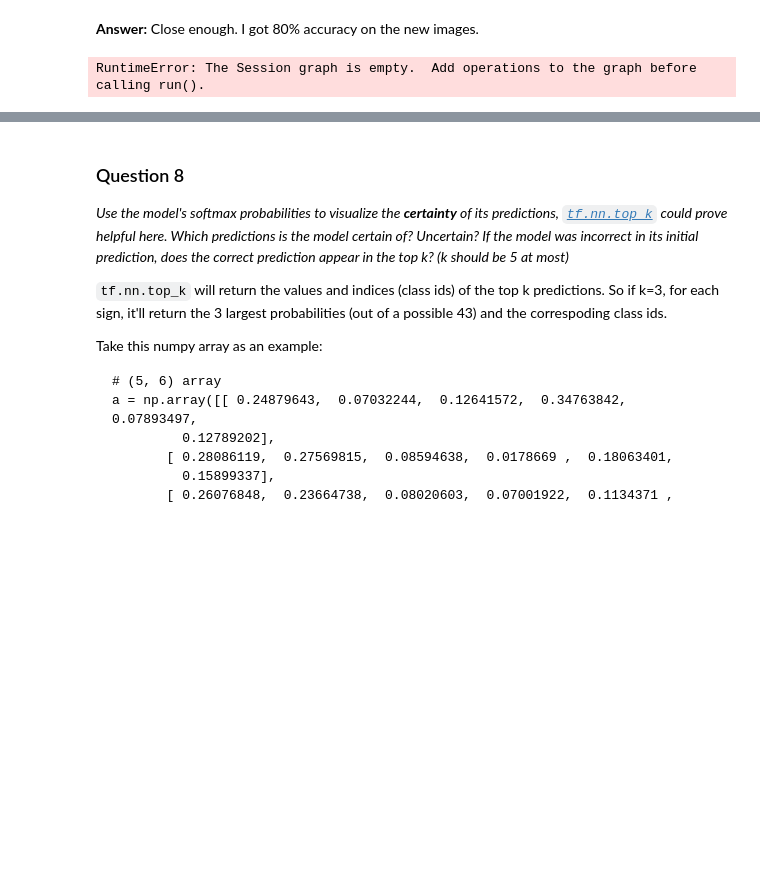
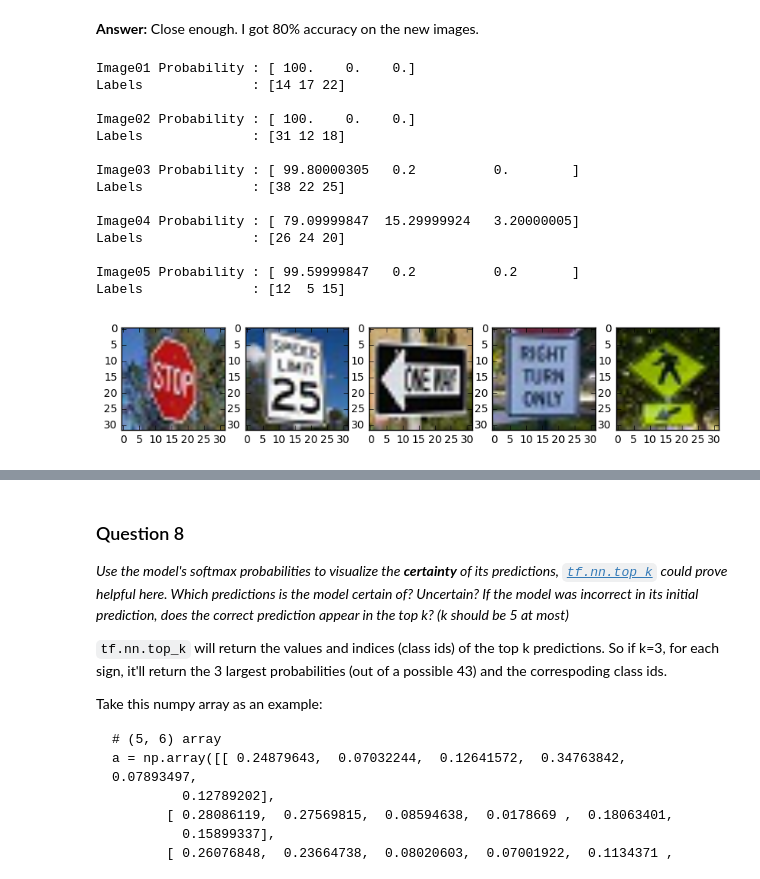
Before and after one commit to juliomeza/CarND-Traffic-Sign-Classifier-Project, a Jupyter notebook: Traffic_Sign_Classifier.ipynb, the cells around one changed output, grey strips where cells are left out. Cells and saved outputs as stored; diff of their text form; code cells hidden in the pictures; blank space fills up the shorter version.

```diff
--- a/Traffic_Sign_Classifier.ipynb
+++ b/Traffic_Sign_Classifier.ipynb
@@ -532,15 +517,49 @@ Close enough. I got 80% accuracy on the new images.
 ### Visualize the softmax probabilities here.
 ### Feel free to use as many code cells as needed.
 # %%
-# JULIO: Softmax Probabilities (Top 3 Values)
+# JULIO: Visualize Softmax Probabilities (Top 3 Values)
 softmax = tf.nn.softmax(logits)
 with tf.Session() as sess:
     saver.restore(sess, tf.train.latest_checkpoint('.'))
-    print('Restored')
+    #print('Restored')
     output = sess.run(softmax, feed_dict={x: new_images_array})
     top3_pred = sess.run(tf.nn.top_k((output), k=3))
-    print(top3_pred[0])
-    print(top3_pred[1])
-    #print(top3_pred[0][4][1])
+
+new_values = (np.ndarray.round(top3_pred[0], decimals=3)) * 100
+
+plt.figure(figsize=(10,10))
+for i in range(5):
+    sub = plt.subplot(1,5,i+1)
+    image = new_images_array[i].squeeze()
+    plt.imshow(image)
+
+print('Image01 Probability : ' + str((new_values[0])))
+print('Labels              : ' + str(top3_pred[1][0]))
+
+print('\nImage02 Probability : ' + str((new_values[1])))
+print('Labels              : ' + str(top3_pred[1][1]))
+
+print('\nImage03 Probability : ' + str((new_values[2])))
+print('Labels              : ' + str(top3_pred[1][2]))
+
+print('\nImage04 Probability : ' + str((new_values[3])))
+print('Labels              : ' + str(top3_pred[1][3]))
+
+print('\nImage05 Probability : ' + str((new_values[4])))
+print('Labels              : ' + str(top3_pred[1][4]))
 # %% [output]
-RuntimeError: The Session graph is empty.  Add operations to the graph before calling run().
+Image01 Probability : [ 100.    0.    0.]
+Labels              : [14 17 22]
+
+Image02 Probability : [ 100.    0.    0.]
+Labels              : [31 12 18]
+
+Image03 Probability : [ 99.80000305   0.2          0.        ]
+Labels              : [38 22 25]
+
+Image04 Probability : [ 79.09999847  15.29999924   3.20000005]
+Labels              : [26 24 20]
+
+Image05 Probability : [ 99.59999847   0.2          0.2       ]
+Labels              : [12  5 15]
+[figure, added]
```
Also changed, not shown: parts of 10 cells of this notebook.
